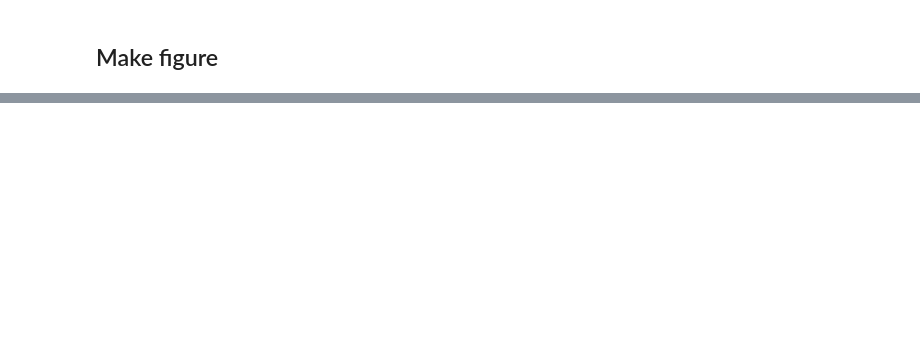
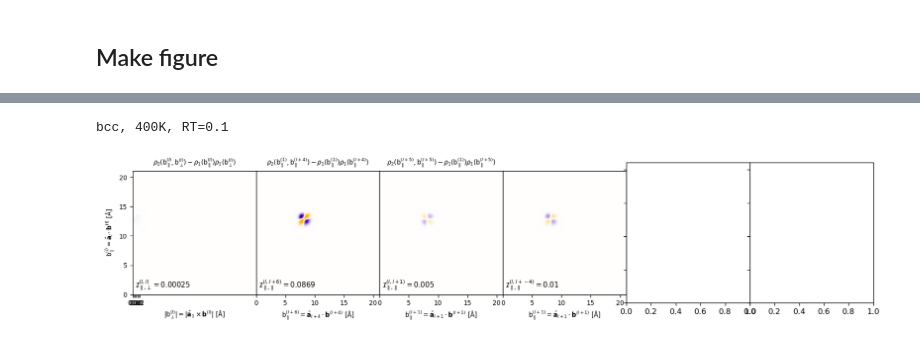
Before and after one commit to tomswinburne/BLaSA, a Jupyter notebook: analyze/bond_lattice_correlation.ipynb, the cells around one changed output, grey strips where cells are left out. Cells and saved outputs as stored; diff of their text form; code cells hidden in the pictures; blank space fills up the shorter version.

```diff
--- a/analyze/bond_lattice_correlation.ipynb
+++ b/analyze/bond_lattice_correlation.ipynb
@@ -143,0 +159,6 @@ plt.savefig("correlations_am%s_T%sK_RT%s.pdf" % (JH_RT,JH_T,JH_am) )
+# %%
+print("bcc, 400K, RT=0.1")
+Image("correlations_am0.1_T400K_RT1.0.png")
+# %% [output]
+bcc, 400K, RT=0.1
+[figure, added]
```
Also changed, not shown: parts of 5 cells of this notebook, 10 other files.
